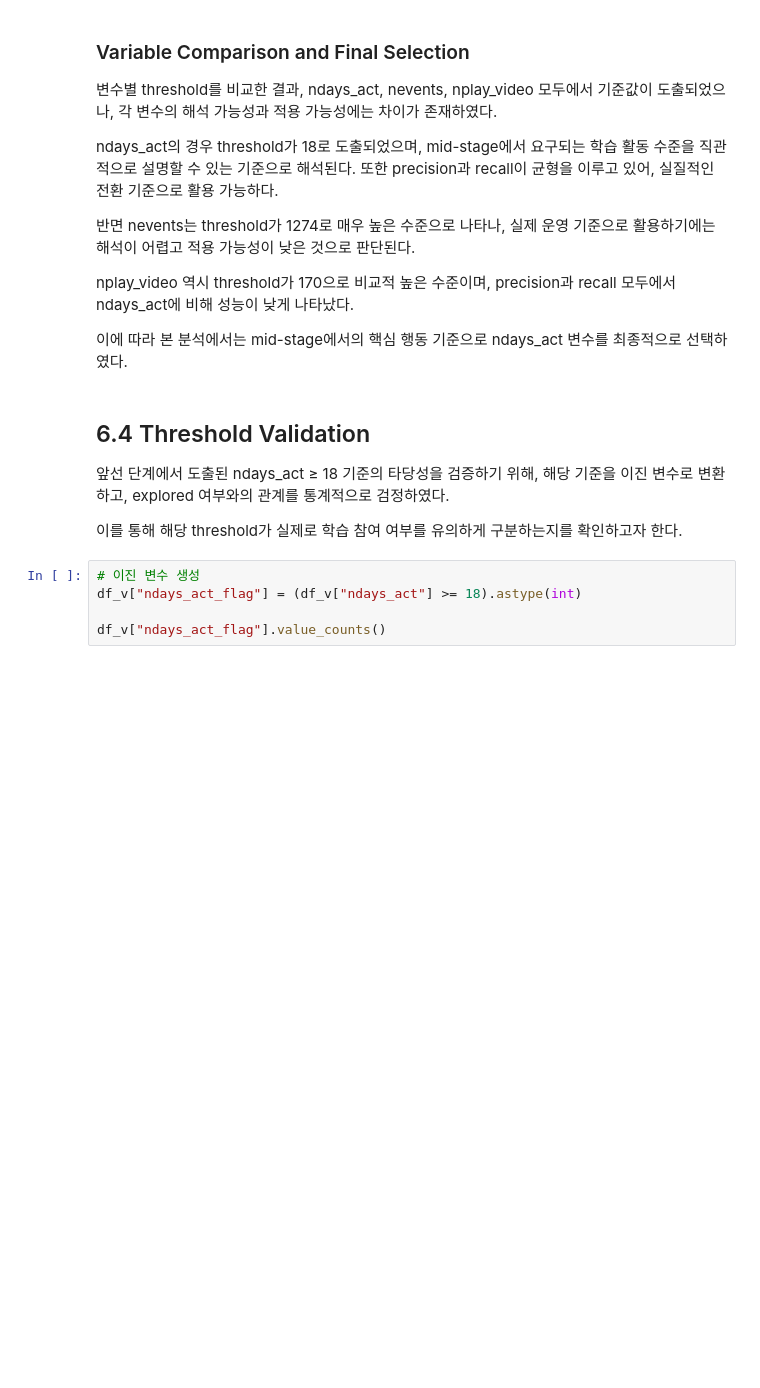
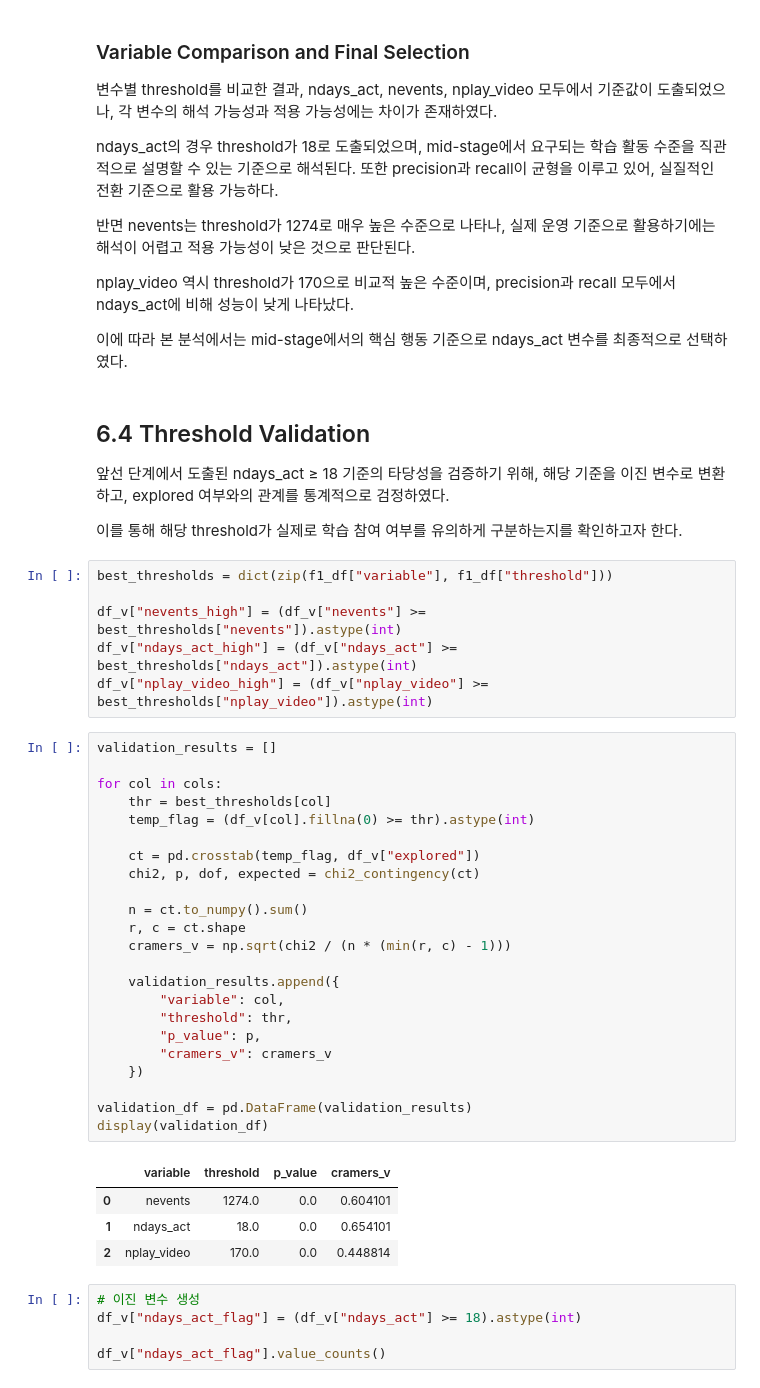
Before and after one commit to Ojirokim/data-analysis-practical-project, a Jupyter notebook: 김규열/mooc_funnel_threshold_analysis.ipynb, the cells around one changed output. Cells and saved outputs as stored; diff of their text form; blank space fills up the shorter version.

```diff
--- a/김규열/mooc_funnel_threshold_analysis.ipynb
+++ b/김규열/mooc_funnel_threshold_analysis.ipynb
@@ -757,6 +754,40 @@ explored 여부와의 관계를 통계적으로 검정하였다.
 
 이를 통해 해당 threshold가 실제로 학습 참여 여부를
 유의하게 구분하는지를 확인하고자 한다.
+# %%
+best_thresholds = dict(zip(f1_df["variable"], f1_df["threshold"]))
+
+df_v["nevents_high"] = (df_v["nevents"] >= best_thresholds["nevents"]).astype(int)
+df_v["ndays_act_high"] = (df_v["ndays_act"] >= best_thresholds["ndays_act"]).astype(int)
+df_v["nplay_video_high"] = (df_v["nplay_video"] >= best_thresholds["nplay_video"]).astype(int)
+# %%
+validation_results = []
+
+for col in cols:
+    thr = best_thresholds[col]
+    temp_flag = (df_v[col].fillna(0) >= thr).astype(int)
+
+    ct = pd.crosstab(temp_flag, df_v["explored"])
+    chi2, p, dof, expected = chi2_contingency(ct)
+
+    n = ct.to_numpy().sum()
+    r, c = ct.shape
+    cramers_v = np.sqrt(chi2 / (n * (min(r, c) - 1)))
+
+    validation_results.append({
+        "variable": col,
+        "threshold": thr,
+        "p_value": p,
+        "cramers_v": cramers_v
+    })
+
+validation_df = pd.DataFrame(validation_results)
+display(validation_df)
+# %% [output]
+|  | variable | threshold | p_value | cramers_v |
+| 0 | nevents | 1274.0 | 0.0 | 0.604101 |
+| 1 | ndays_act | 18.0 | 0.0 | 0.654101 |
+| 2 | nplay_video | 170.0 | 0.0 | 0.448814 |
 # %%
 # 이진 변수 생성
 df_v["ndays_act_flag"] = (df_v["ndays_act"] >= 18).astype(int)
```
Also changed, not shown: parts of 4 cells of this notebook.
